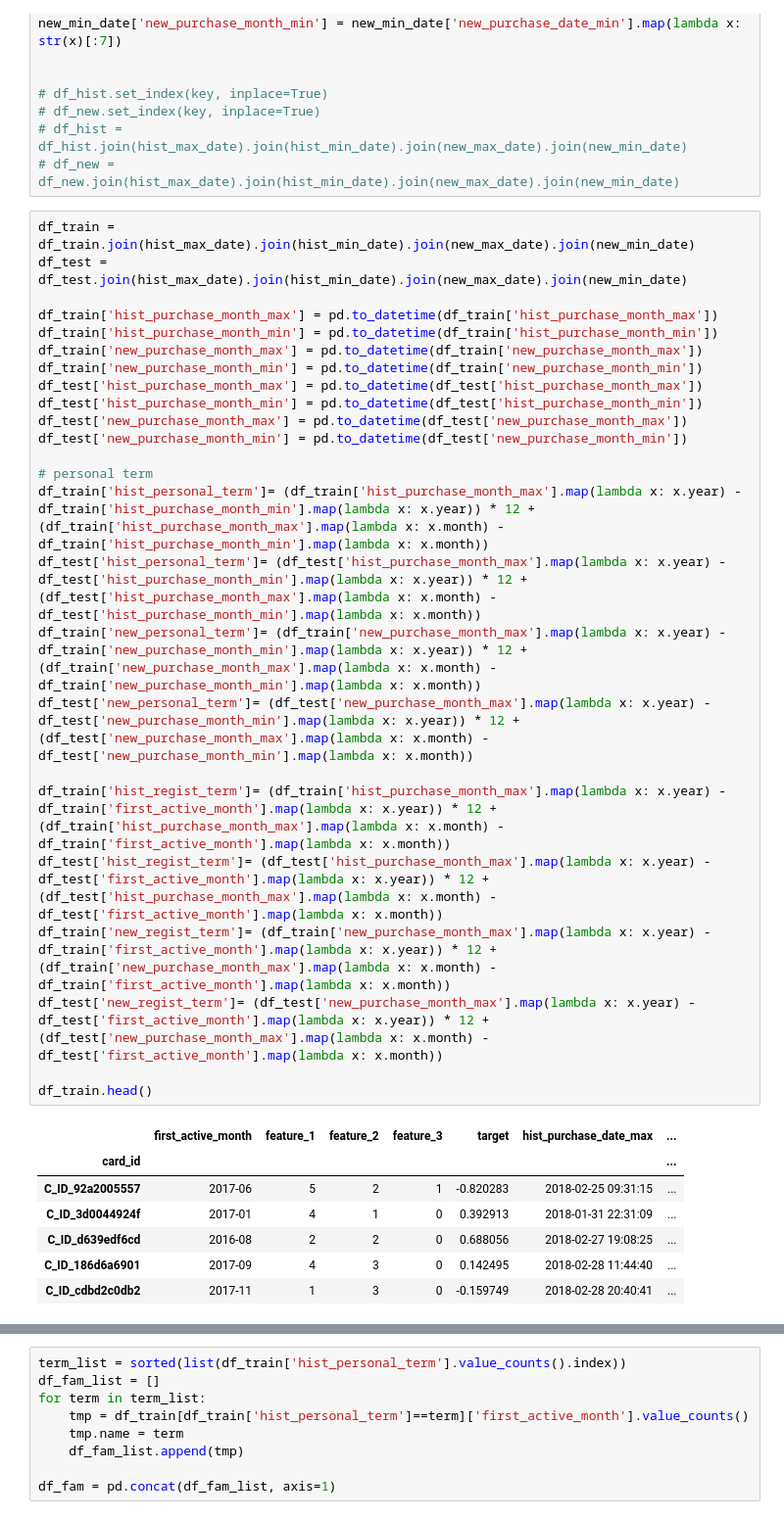
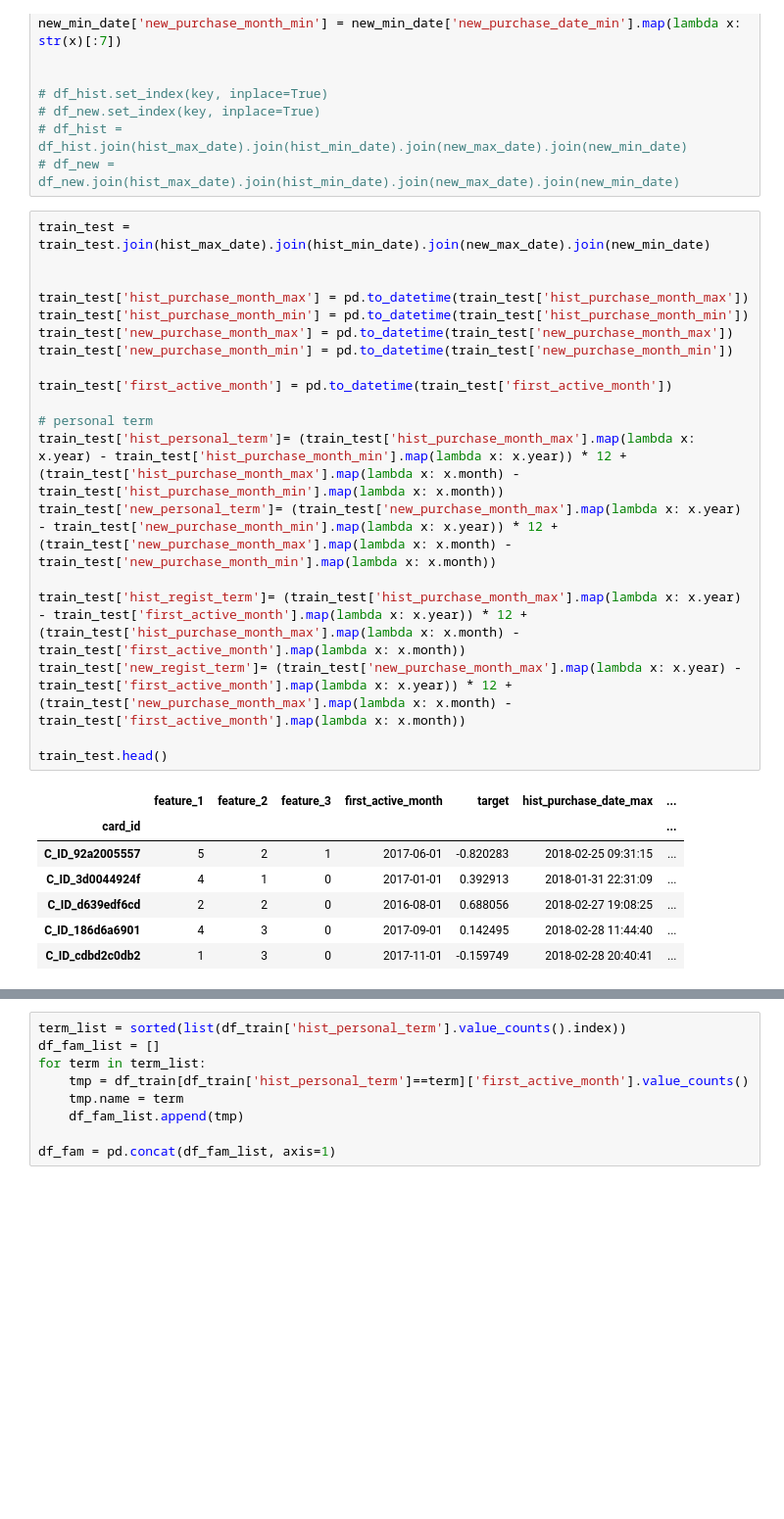
Before and after one commit to Chestnut1999/Elo-Recommendation-23place, a Jupyter notebook: jpy/212_elo_personal_term_feat.ipynb, the cells around one changed output, grey strips where cells are left out. Shown at 98% size. Saved outputs shown, nothing was run; the diff lists cells and outputs as text; blank space fills up the shorter version.

```diff
--- a/jpy/212_elo_personal_term_feat.ipynb
+++ b/jpy/212_elo_personal_term_feat.ipynb
@@ -76,35 +79,29 @@ new_min_date['new_purchase_month_min'] = new_min_date['new_purchase_date_min'].m
 # df_hist = df_hist.join(hist_max_date).join(hist_min_date).join(new_max_date).join(new_min_date)
 # df_new = df_new.join(hist_max_date).join(hist_min_date).join(new_max_date).join(new_min_date)
 # %%
-df_train = df_train.join(hist_max_date).join(hist_min_date).join(new_max_date).join(new_min_date)
-df_test = df_test.join(hist_max_date).join(hist_min_date).join(new_max_date).join(new_min_date)
+train_test = train_test.join(hist_max_date).join(hist_min_date).join(new_max_date).join(new_min_date)
 
-df_train['hist_purchase_month_max'] = pd.to_datetime(df_train['hist_purchase_month_max'])
-df_train['hist_purchase_month_min'] = pd.to_datetime(df_train['hist_purchase_month_min'])
-df_train['new_purchase_month_max'] = pd.to_datetime(df_train['new_purchase_month_max'])
-df_train['new_purchase_month_min'] = pd.to_datetime(df_train['new_purchase_month_min'])
-df_test['hist_purchase_month_max'] = pd.to_datetime(df_test['hist_purchase_month_max'])
-df_test['hist_purchase_month_min'] = pd.to_datetime(df_test['hist_purchase_month_min'])
-df_test['new_purchase_month_max'] = pd.to_datetime(df_test['new_purchase_month_max'])
-df_test['new_purchase_month_min'] = pd.to_datetime(df_test['new_purchase_month_min'])
+
+train_test['hist_purchase_month_max'] = pd.to_datetime(train_test['hist_purchase_month_max'])
+train_test['hist_purchase_month_min'] = pd.to_datetime(train_test['hist_purchase_month_min'])
+train_test['new_purchase_month_max'] = pd.to_datetime(train_test['new_purchase_month_max'])
+train_test['new_purchase_month_min'] = pd.to_datetime(train_test['new_purchase_month_min'])
+
+train_test['first_active_month'] = pd.to_datetime(train_test['first_active_month'])
 
 # personal term
-df_train['hist_personal_term']= (df_train['hist_purchase_month_max'].map(lambda x: x.year) - df_train['hist_purchase_month_min'].map(lambda x: x.year)) * 12 + (df_train['hist_purchase_month_max'].map(lambda x: x.month) - df_train['hist_purchase_month_min'].map(lambda x: x.month))
-df_test['hist_personal_term']= (df_test['hist_purchase_month_max'].map(lambda x: x.year) - df_test['hist_purchase_month_min'].map(lambda x: x.year)) * 12 + (df_test['hist_purchase_month_max'].map(lambda x: x.month) - df_test['hist_purchase_month_min'].map(lambda x: x.month))
-df_train['new_personal_term']= (df_train['new_purchase_month_max'].map(lambda x: x.year) - df_train['new_purchase_month_min'].map(lambda x: x.year)) * 12 + (df_train['new_purchase_month_max'].map(lambda x: x.month) - df_train['new_purchase_month_min'].map(lambda x: x.month))
-df_test['new_personal_term']= (df_test['new_purchase_month_max'].map(lambda x: x.year) - df_test['new_purchase_month_min'].map(lambda x: x.year)) * 12 + (df_test['new_purchase_month_max'].map(lambda x: x.month) - df_test['new_purchase_month_min'].map(lambda x: x.month))
+train_test['hist_personal_term']= (train_test['hist_purchase_month_max'].map(lambda x: x.year) - train_test['hist_purchase_month_min'].map(lambda x: x.year)) * 12 + (train_test['hist_purchase_month_max'].map(lambda x: x.month) - train_test['hist_purchase_month_min'].map(lambda x: x.month))
+train_test['new_personal_term']= (train_test['new_purchase_month_max'].map(lambda x: x.year) - train_test['new_purchase_month_min'].map(lambda x: x.year)) * 12 + (train_test['new_purchase_month_max'].map(lambda x: x.month) - train_test['new_purchase_month_min'].map(lambda x: x.month))
 
-df_train['hist_regist_term']= (df_train['hist_purchase_month_max'].map(lambda x: x.year) - df_train['first_active_month'].map(lambda x: x.year)) * 12 + (df_train['hist_purchase_month_max'].map(lambda x: x.month) - df_train['first_active_month'].map(lambda x: x.month))
-df_test['hist_regist_term']= (df_test['hist_purchase_month_max'].map(lambda x: x.year) - df_test['first_active_month'].map(lambda x: x.year)) * 12 + (df_test['hist_purchase_month_max'].map(lambda x: x.month) - df_test['first_active_month'].map(lambda x: x.month))
-df_train['new_regist_term']= (df_train['new_purchase_month_max'].map(lambda x: x.year) - df_train['first_active_month'].map(lambda x: x.year)) * 12 + (df_train['new_purchase_month_max'].map(lambda x: x.month) - df_train['first_active_month'].map(lambda x: x.month))
-df_test['new_regist_term']= (df_test['new_purchase_month_max'].map(lambda x: x.year) - df_test['first_active_month'].map(lambda x: x.year)) * 12 + (df_test['new_purchase_month_max'].map(lambda x: x.month) - df_test['first_active_month'].map(lambda x: x.month))
+train_test['hist_regist_term']= (train_test['hist_purchase_month_max'].map(lambda x: x.year) - train_test['first_active_month'].map(lambda x: x.year)) * 12 + (train_test['hist_purchase_month_max'].map(lambda x: x.month) - train_test['first_active_month'].map(lambda x: x.month))
+train_test['new_regist_term']= (train_test['new_purchase_month_max'].map(lambda x: x.year) - train_test['first_active_month'].map(lambda x: x.year)) * 12 + (train_test['new_purchase_month_max'].map(lambda x: x.month) - train_test['first_active_month'].map(lambda x: x.month))
 
-df_train.head()
+train_test.head()
 # %% [output]
-|  | first_active_month | feature_1 | feature_2 | feature_3 | target | hist_purchase_date_max | ... |
+|  | feature_1 | feature_2 | feature_3 | first_active_month | target | hist_purchase_date_max | ... |
 | card_id |  |  |  |  |  |  | ... |
-| C_ID_92a2005557 | 2017-06 | 5 | 2 | 1 | -0.820283 | 2018-02-25 09:31:15 | ... |
-| C_ID_3d0044924f | 2017-01 | 4 | 1 | 0 | 0.392913 | 2018-01-31 22:31:09 | ... |
-| C_ID_d639edf6cd | 2016-08 | 2 | 2 | 0 | 0.688056 | 2018-02-27 19:08:25 | ... |
-| C_ID_186d6a6901 | 2017-09 | 4 | 3 | 0 | 0.142495 | 2018-02-28 11:44:40 | ... |
-| C_ID_cdbd2c0db2 | 2017-11 | 1 | 3 | 0 | -0.159749 | 2018-02-28 20:40:41 | ... |
+| C_ID_92a2005557 | 5 | 2 | 1 | 2017-06-01 | -0.820283 | 2018-02-25 09:31:15 | ... |
+| C_ID_3d0044924f | 4 | 1 | 0 | 2017-01-01 | 0.392913 | 2018-01-31 22:31:09 | ... |
+| C_ID_d639edf6cd | 2 | 2 | 0 | 2016-08-01 | 0.688056 | 2018-02-27 19:08:25 | ... |
+| C_ID_186d6a6901 | 4 | 3 | 0 | 2017-09-01 | 0.142495 | 2018-02-28 11:44:40 | ... |
+| C_ID_cdbd2c0db2 | 1 | 3 | 0 | 2017-11-01 | -0.159749 | 2018-02-28 20:40:41 | ... |
```
Also changed, not shown: parts of 15 cells of this notebook, 9 other files.
